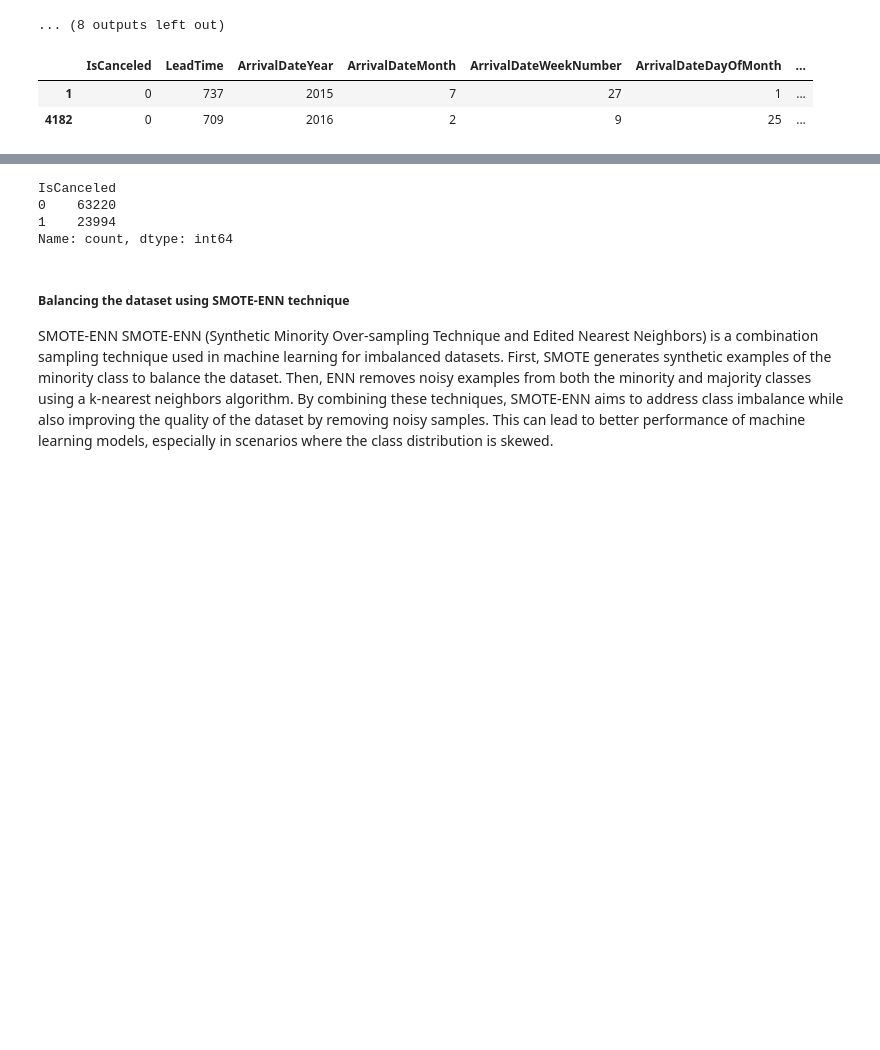
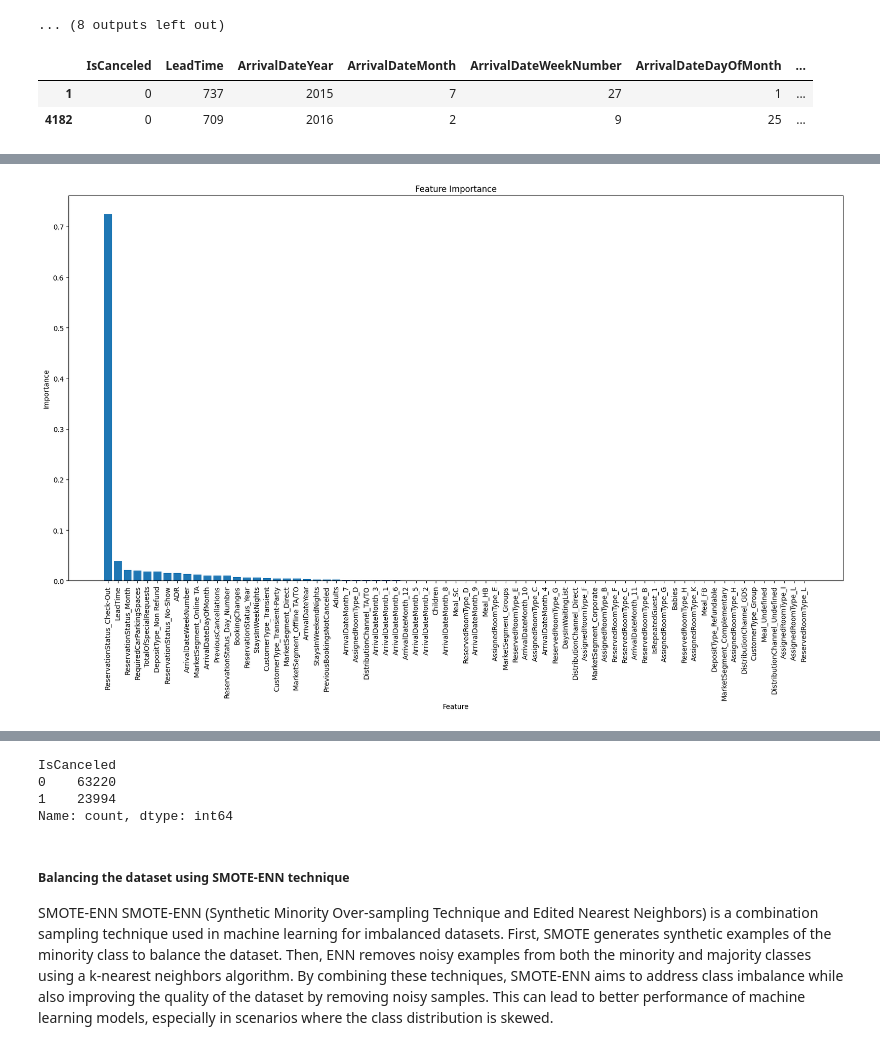
Before and after one commit to prabhjeetsinghk/Hotel-Cancellation-Prediction, a Jupyter notebook: Code/test1.ipynb, the cells around one changed output, grey strips where cells are left out. Saved outputs shown, nothing was run; the diff lists cells and outputs as text; code cells hidden in the pictures; blank space fills up the shorter version.

```diff
--- a/Code/test1.ipynb
+++ b/Code/test1.ipynb
@@ -657,0 +761,37 @@ final_col.extend(['LeadTime', 'ADR', 'IsCanceled'])
+# %%
+from sklearn.ensemble import RandomForestClassifier
+
+def feature_importance(df, label_name, method = "random_forest"):
+
+    if not method:
+        print("Enter valid method to find feature importance")
+        return
+
+    if method=="random_forest":
+        X = df.drop([label_name], axis=1)  # remove target column from features
+        y = df[label_name]
+
+        rf = RandomForestClassifier(n_estimators=5, random_state=42)
+        rf.fit(X, y)
+
+        # get feature importances from the model
+        importances = rf.feature_importances_
+
+        # sort the features by importance in descending order
+        sorted_idx = importances.argsort()[::-1]
+
+        # plot the feature importances
+        fig, ax = plt.subplots(figsize=(20, 10))
+
+        plt.bar(range(X.shape[1]), importances[sorted_idx])
+        plt.xticks(range(X.shape[1]), X.columns[sorted_idx], rotation=90)
+        plt.xlabel('Feature')
+        plt.ylabel('Importance')
+        plt.title('Feature Importance')
+        plt.show()
+
+        return X.columns[sorted_idx]
+
+fi = feature_importance(encoded_hotel_booking, label_name='IsCanceled')
+# %% [output]
+[figure, added]
```
Also changed, not shown: parts of 20 cells of this notebook.
